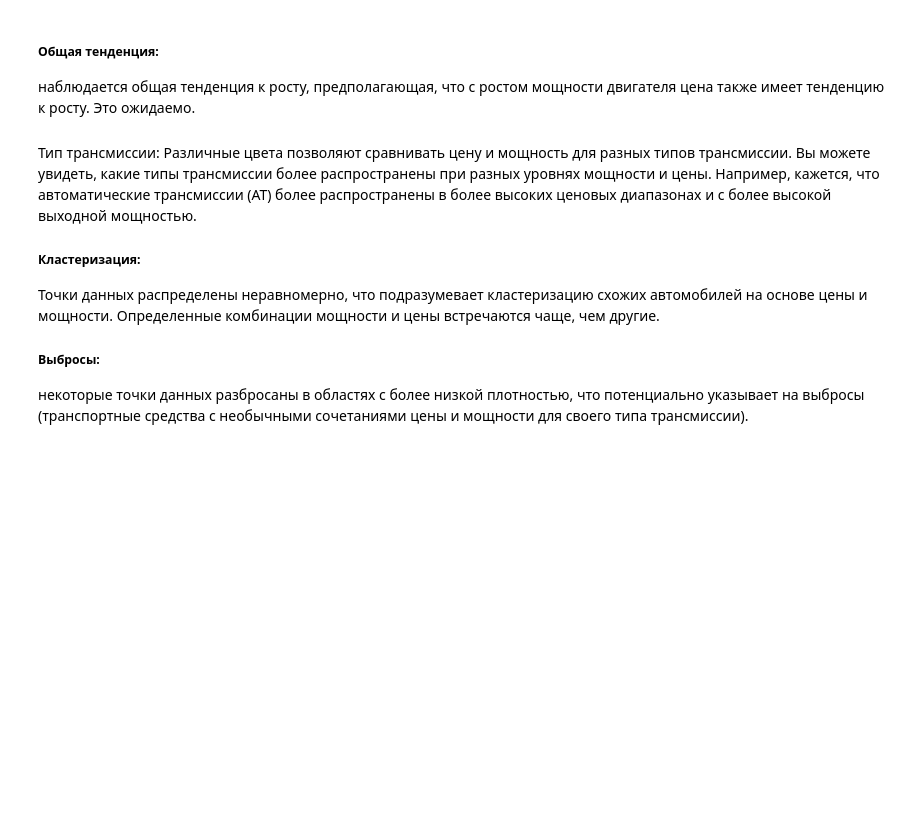
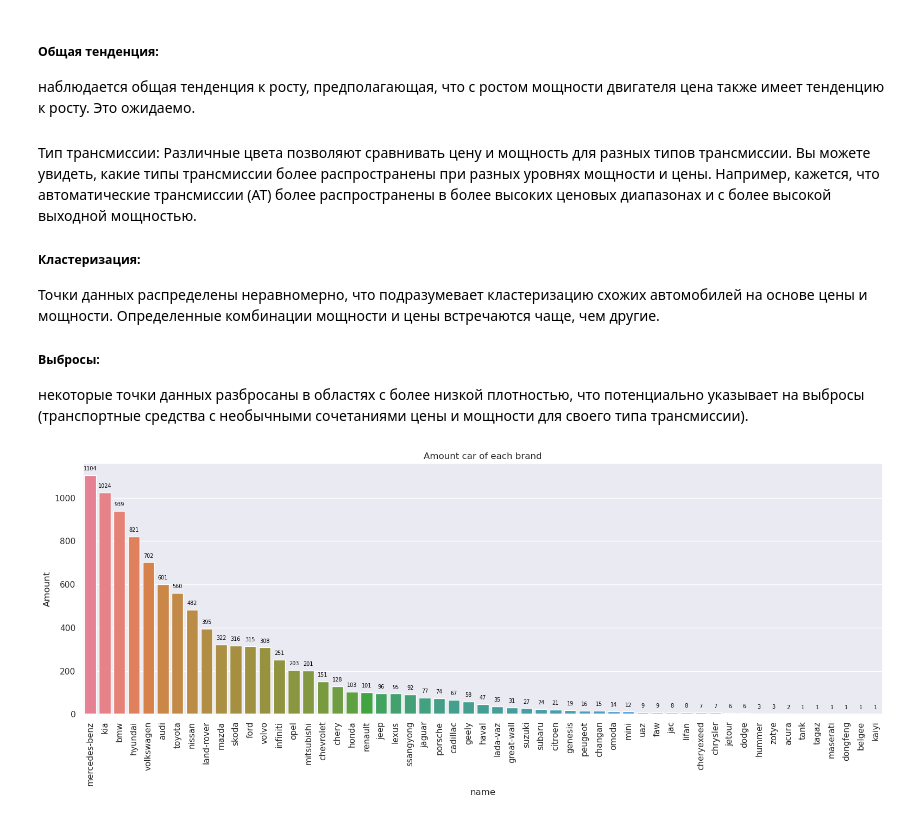
Before and after one commit to maxtyrsa/maxtyrsa, a Jupyter notebook: Анализ рынка подержанных автомобилей: парсинг данных с carro.ru/carro.ipynb, the cells around one changed output. Cells and saved outputs as stored; diff of their text form; code cells hidden in the pictures; blank space fills up the shorter version.

```diff
--- a/Анализ рынка подержанных автомобилей: парсинг данных с carro.ru/carro.ipynb
+++ b/Анализ рынка подержанных автомобилей: парсинг данных с carro.ru/carro.ipynb
@@ -117,4 +204,4 @@ sns.set_theme(rc={'figure.figsize':(11.7,8.27)})
 ##### Выбросы:
 некоторые точки данных разбросаны в областях с более низкой плотностью, что потенциально указывает на выбросы (транспортные средства с необычными сочетаниями цены и мощности для своего типа трансмиссии).
 # %%
-name_median_price = df.groupby(['name'], as_index=False).agg({'price': 'median'}).sort_values('price', ascending=False)
+name_count = df.groupby('name', as_index=False).agg({'price': 'count'}).sort_values('price', ascending=False)
@@ -124,0 +208,14 @@ year_median_price = df.groupby(['year'], as_index=False).agg({'price': 'median'}
+# %%
+plt.figure(figsize=(19,6))
+ax = sns.barplot(data = name_count, x = 'name', y = 'price', hue = 'name' )
+plt.xticks(rotation = 90)
+for p in ax.patches:
+    ax.annotate(f'{p.get_height():.0f}',
+                (p.get_x() + p.get_width() / 2, p.get_height()),
+                ha='center', va='bottom',
+                fontsize=7, color='black', xytext=(0, 5), textcoords='offset points')
+plt.ylabel('Amount')
+plt.title('Amount car of each brand')
+plt.show();
+# %% [output]
+[figure, added]
```
Also changed, not shown: parts of 37 cells of this notebook.
